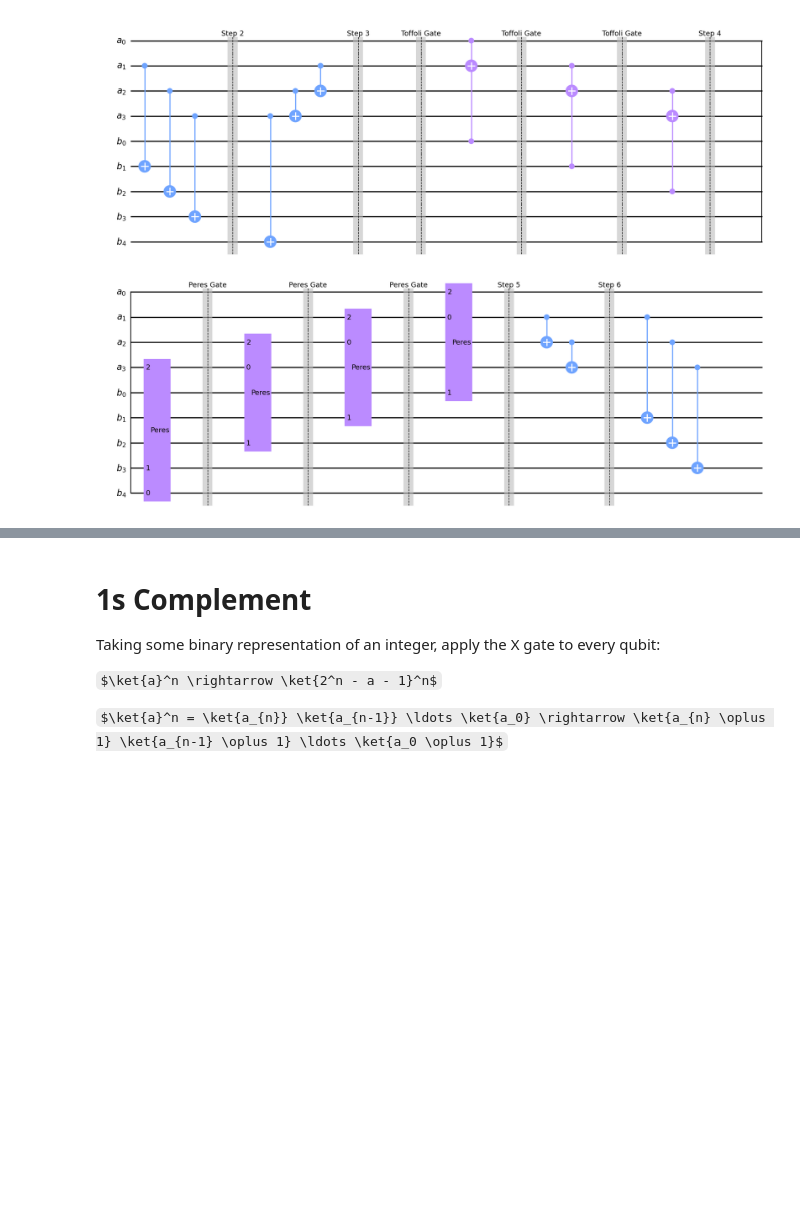
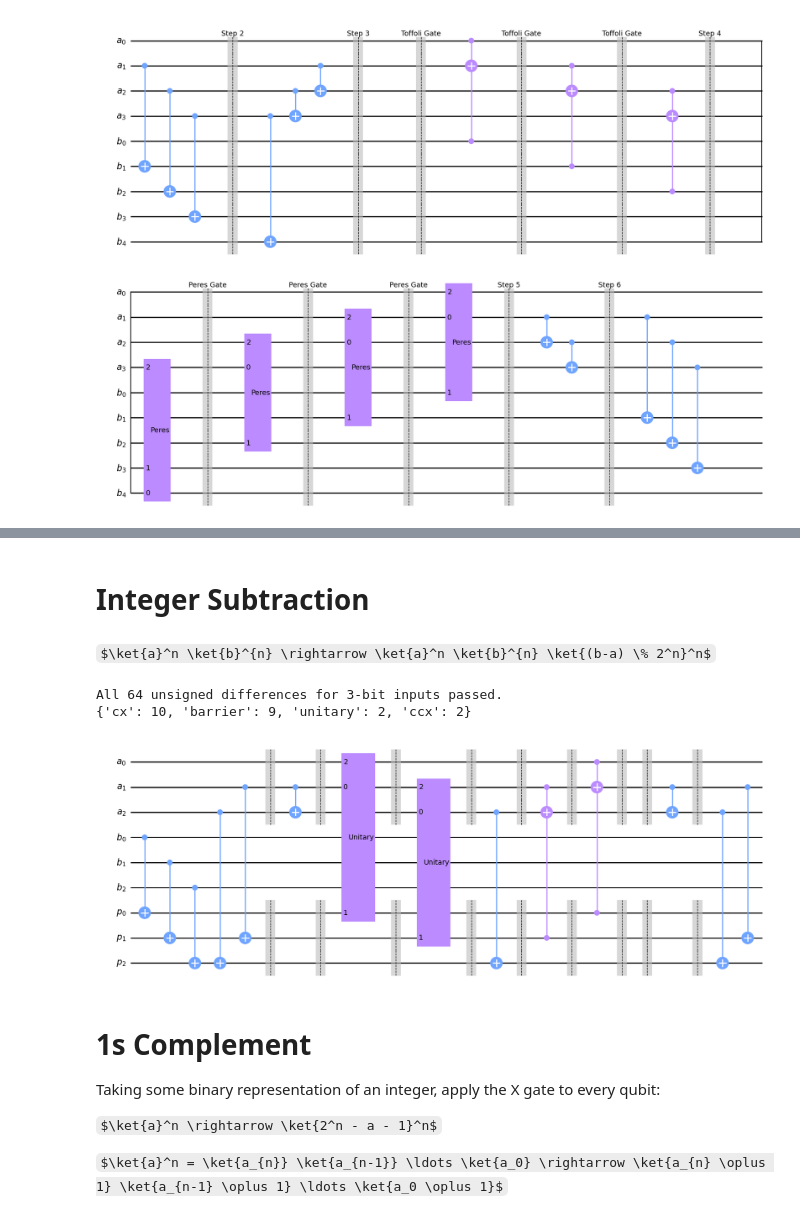
Before and after one commit to lincolnajohnston/Quantum-NTE, a Jupyter notebook: Elementary_circuits/basic_arithmetic_circuits_testing.ipynb, the cells around one changed output, grey strips where cells are left out. Saved outputs shown, nothing was run; the diff lists cells and outputs as text; code cells hidden in the pictures; some formulas as TeX source; blank space fills up the shorter version.

```diff
--- a/Elementary_circuits/basic_arithmetic_circuits_testing.ipynb
+++ b/Elementary_circuits/basic_arithmetic_circuits_testing.ipynb
@@ -120,3 +241,64 @@ qc.draw('mpl')
+# %% [markdown]
+# Integer Subtraction
+# %% [markdown]
+$\ket{a}^n \ket{b}^{n} \rightarrow \ket{a}^n \ket{b}^{n} \ket{(b-a) \% 2^n}^n$
+# %%
+n = 3 # some arbitrary value
+a = QuantumRegister(n, 'a') # subtrahend register
+b = QuantumRegister(n, 'b') # minuend register
+p = QuantumRegister(n, 'p') # difference register, initialized to zero
+
+qc = QuantumCircuit(a, b, p)
+
+basic_arithmetic_circuits.Integer_subtraction_gate(qc, a, b, p, useElementaryGates=False)
+
+# get the unitary of the circuit
+U = Operator(qc).data
+#print("unitary operator: ", np.round(U, decimals=2))
+
+# Exhaustively test all n-bit unsigned inputs.
+register_size = int(2**n)
+for b_val in range(register_size):
+    for a_val in range(register_size):
+        # Qiskit stores a in the least-significant n qubits; p starts in |0>.
+        integer_input = b_val * register_size + a_val
+        state_vec = np.zeros(int(2**(3*n)))
+        state_vec[integer_input] = 1
+        input_state = Statevector(state_vec)
+
+        # Apply the circuit to the state.
+        output_state = input_state.evolve(qc)
+        integer_output = int(np.argmax(np.abs(output_state.data)))
+        output_a = integer_output % register_size
+        output_b = (integer_output // register_size) % register_size
+        output_p = (integer_output // int(2**(2*n))) % register_size
+
+        # Both inputs must be preserved.
+        if output_a != a_val:
+            print("output a is not correct")
+            print("a = ", a_val, "   b = ", b_val)
+            print("output a = ", output_a, "   output b = ", output_b, "   output p = ", output_p)
+            #raise Exception("output a is not correct")
+
+        if output_b != b_val:
+            print("output b is not correct")
+            print("a = ", a_val, "   b = ", b_val)
+            print("output a = ", output_a, "   output b = ", output_b, "   output p = ", output_p)
+            #raise Exception("output b is not correct")
+
+        if output_p != (b_val - a_val) % register_size:
+            print("output p is not correct")
+            print("a = ", a_val, "   b = ", b_val)
+            print("output a = ", output_a, "   output b = ", output_b, "   output p = ", output_p)
+            #raise Exception("output p is not correct")
+
+print(f"All {register_size**2} unsigned differences for {n}-bit inputs passed.")
+print(dict(qc.count_ops()))
+qc.draw('mpl')
+# %% [output]
+All 64 unsigned differences for 3-bit inputs passed.
+{'cx': 10, 'barrier': 9, 'unitary': 2, 'ccx': 2}
+[figure, added]
 # %% [markdown]
 # 1s Complement
 Taking some binary representation of an integer, apply the X gate to every qubit:
```
Also changed, not shown: parts of 6 cells of this notebook, 2 other files.
